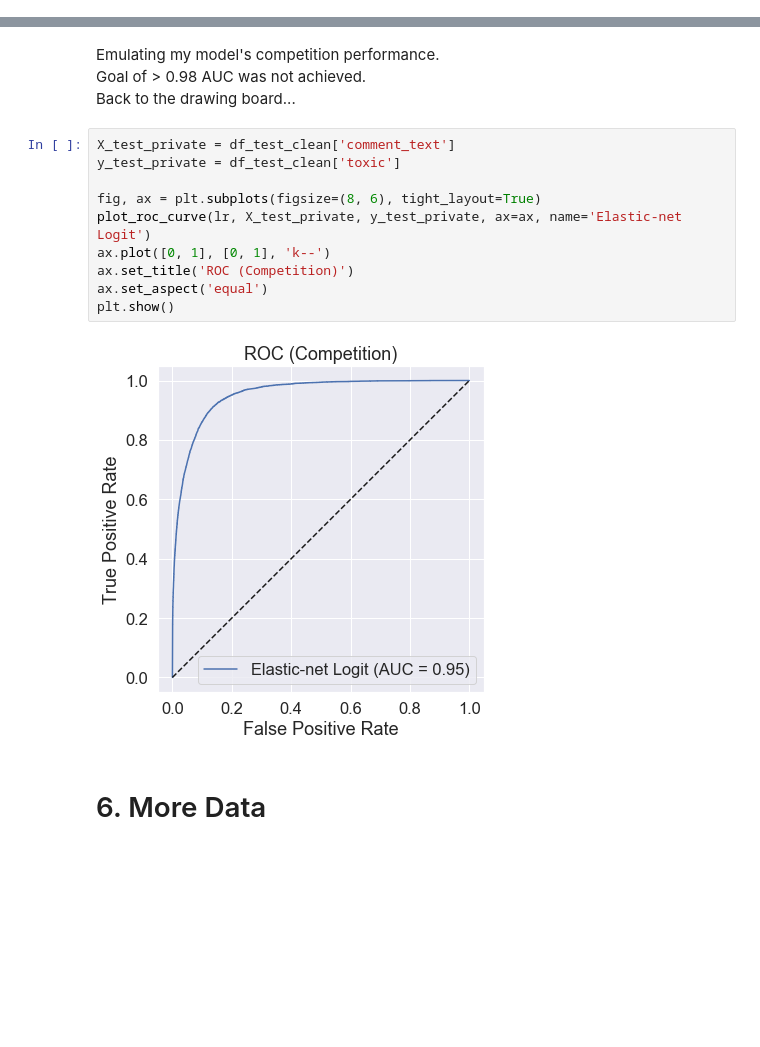
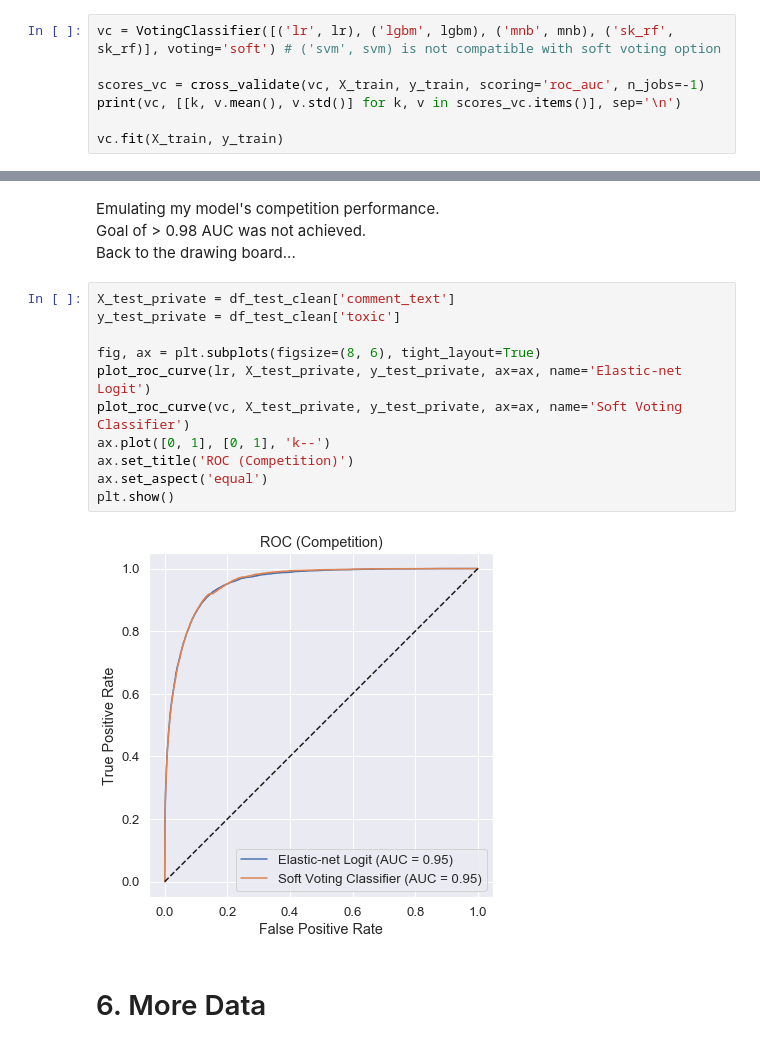
Before and after one commit to kchien3/identifying-toxic-wikipedia-comments, a Jupyter notebook: toxic_comments_project.ipynb, the cells around one changed output, grey strips where cells are left out. Saved outputs shown, nothing was run; the diff lists cells and outputs as text; blank space fills up the shorter version.

```diff
--- a/toxic_comments_project.ipynb
+++ b/toxic_comments_project.ipynb
@@ -740,0 +746,7 @@ RandomForestClassifier(bootstrap=True, ccp_alpha=0.0, class_weight=None,
+# %%
+vc = VotingClassifier([('lr', lr), ('lgbm', lgbm), ('mnb', mnb), ('sk_rf', sk_rf)], voting='soft') # ('svm', svm) is not compatible with soft voting option
+
+scores_vc = cross_validate(vc, X_train, y_train, scoring='roc_auc', n_jobs=-1)
+print(vc, [[k, v.mean(), v.std()] for k, v in scores_vc.items()], sep='\n')
+
+vc.fit(X_train, y_train)
@@ -781,15 +840,16 @@ Back to the drawing board...
 # %%
 X_test_private = df_test_clean['comment_text']
 y_test_private = df_test_clean['toxic']
 
 fig, ax = plt.subplots(figsize=(8, 6), tight_layout=True)
 plot_roc_curve(lr, X_test_private, y_test_private, ax=ax, name='Elastic-net Logit')
+plot_roc_curve(vc, X_test_private, y_test_private, ax=ax, name='Soft Voting Classifier')
 ax.plot([0, 1], [0, 1], 'k--')
 ax.set_title('ROC (Competition)')
 ax.set_aspect('equal')
 plt.show()
 # %% [output]
-[figure, old version]
+[figure, new version]
 # %% [markdown]
 # 6. More Data
 # %% [markdown]
```
Also changed, not shown: parts of 22 cells of this notebook.
